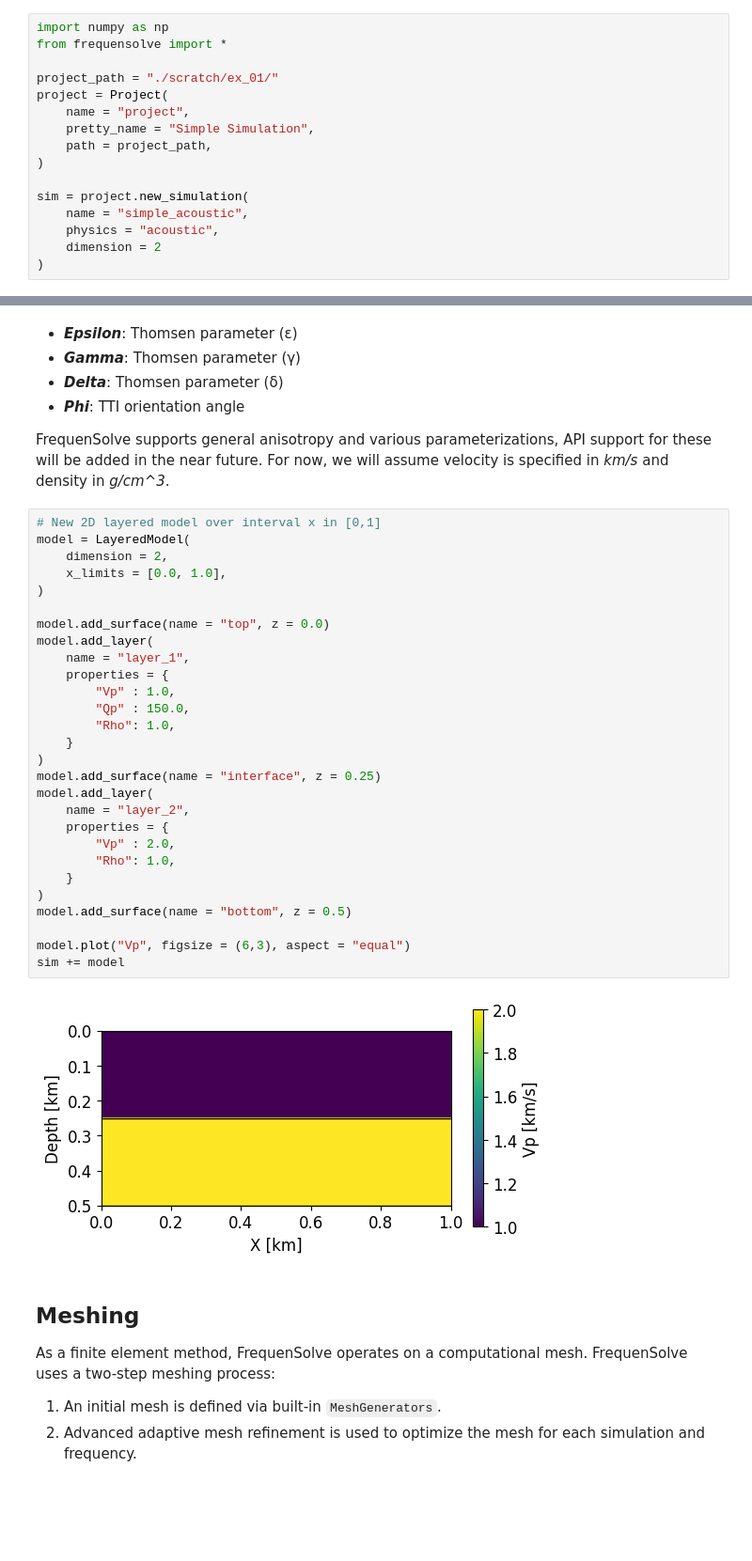
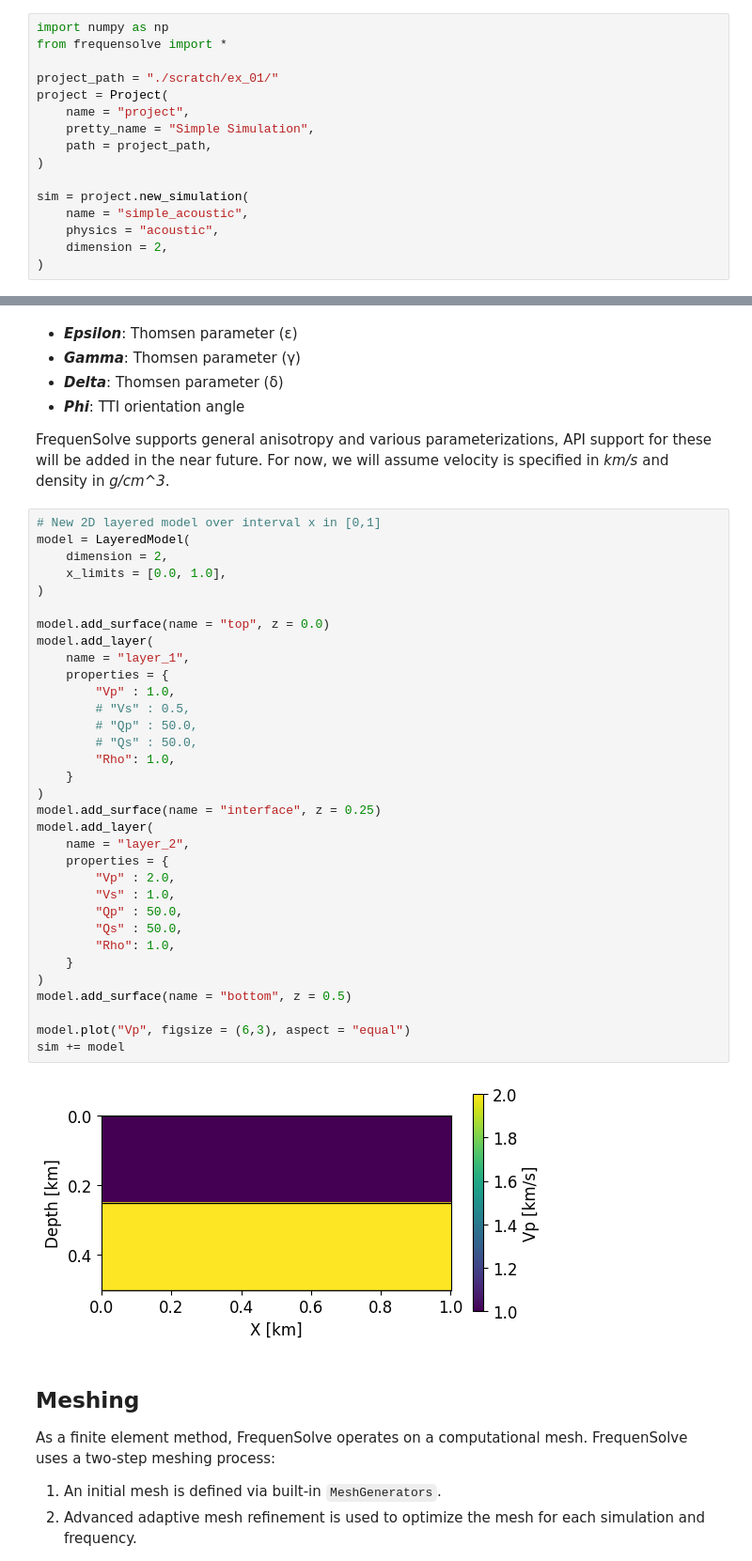
Before and after one commit to FrequenSol/FrequenSolve, a Jupyter notebook: examples/ex01_simple.ipynb, the cells around one changed output, grey strips where cells are left out. Shown at 94% size. Cells and saved outputs as stored; diff of their text form; blank space fills up the shorter version.

```diff
--- a/examples/ex01_simple.ipynb
+++ b/examples/ex01_simple.ipynb
@@ -32,7 +32,7 @@ project = Project(
 sim = project.new_simulation(
     name = "simple_acoustic",
     physics = "acoustic",
-    dimension = 2
+    dimension = 2,
 )
 # %% [markdown]
 ## Defining a Model
@@ -61,33 +61,38 @@ FrequenSolve supports general anisotropy and various parameterizations, API supp
 # %%
 # New 2D layered model over interval x in [0,1]
 model = LayeredModel(
     dimension = 2,
     x_limits = [0.0, 1.0],
 )
 
 model.add_surface(name = "top", z = 0.0)
 model.add_layer(
     name = "layer_1",
     properties = {
         "Vp" : 1.0,
-        "Qp" : 150.0,
+        # "Vs" : 0.5,
+        # "Qp" : 50.0,
+        # "Qs" : 50.0,
         "Rho": 1.0,
     }
 )
 model.add_surface(name = "interface", z = 0.25)
 model.add_layer(
     name = "layer_2",
     properties = {
         "Vp" : 2.0,
+        "Vs" : 1.0,
+        "Qp" : 50.0,
+        "Qs" : 50.0,
         "Rho": 1.0,
     }
 )
 model.add_surface(name = "bottom", z = 0.5)
 
 model.plot("Vp", figsize = (6,3), aspect = "equal")
 sim += model
 # %% [output]
-[figure, old version]
+[figure, new version]
 # %% [markdown]
 ## Meshing
 
```
Also changed, not shown: parts of 6 cells of this notebook, 8 other files.
